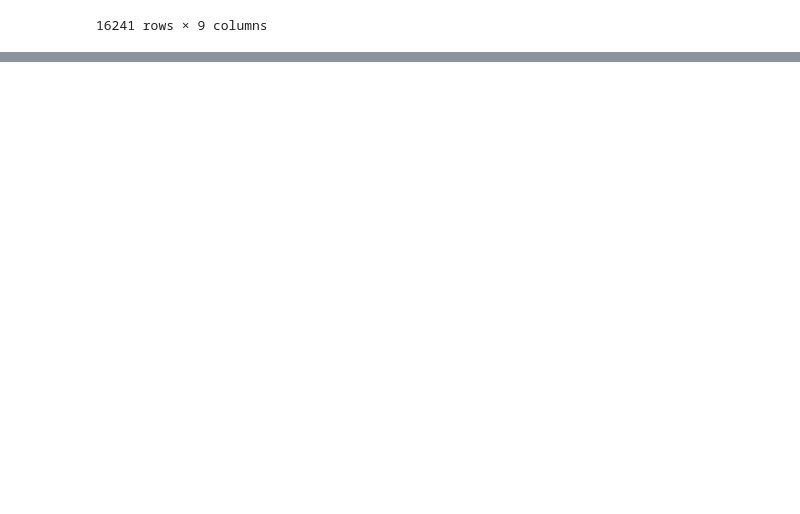
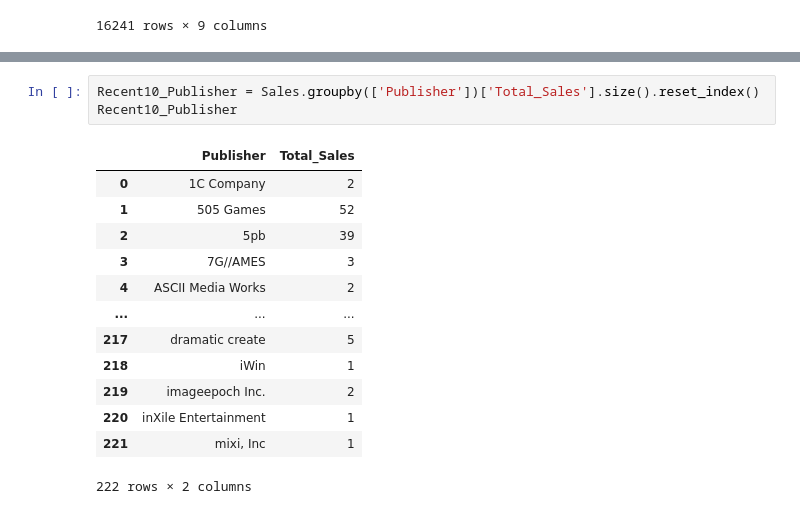
Before and after one commit to lakepicnic/Section_project, a Jupyter notebook: Section1_project.ipynb, the cells around one changed output, grey strips where cells are left out. Drawn from its saved outputs; the diff is of its cells as text; blank space fills up the shorter version.

```diff
--- a/Section1_project.ipynb
+++ b/Section1_project.ipynb
@@ -187,0 +216,17 @@ sns.barplot(x='Year',y = 'Total',data=Year_trend3, hue = 'Genre')
+# %%
+Recent10_Publisher = Sales.groupby(['Publisher'])['Total_Sales'].size().reset_index()
+Recent10_Publisher
+# %% [output]
+|  | Publisher | Total_Sales |
+| 0 | 1C Company | 2 |
+| 1 | 505 Games | 52 |
+| 2 | 5pb | 39 |
+| 3 | 7G//AMES | 3 |
+| 4 | ASCII Media Works | 2 |
+| ... | ... | ... |
+| 217 | dramatic create | 5 |
+| 218 | iWin | 1 |
+| 219 | imageepoch Inc. | 2 |
+| 220 | inXile Entertainment | 1 |
+| 221 | mixi, Inc | 1 |
+222 rows × 2 columns
```
Also changed, not shown: parts of 7 cells of this notebook.
